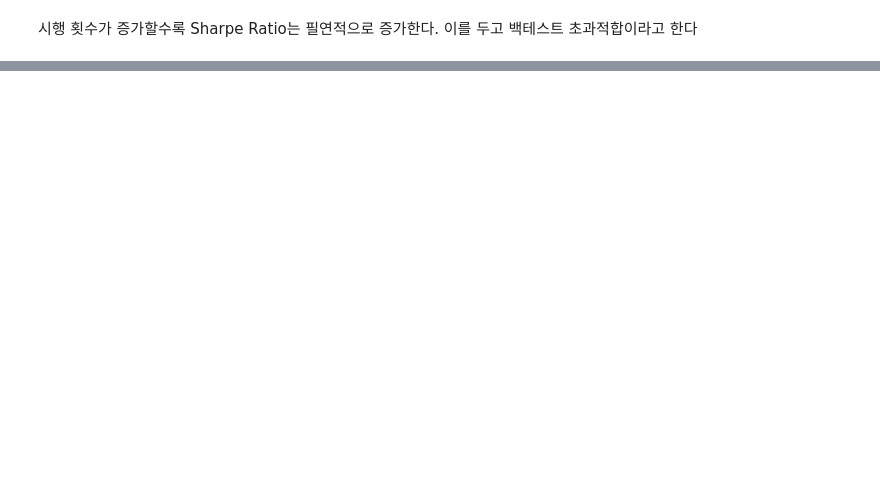
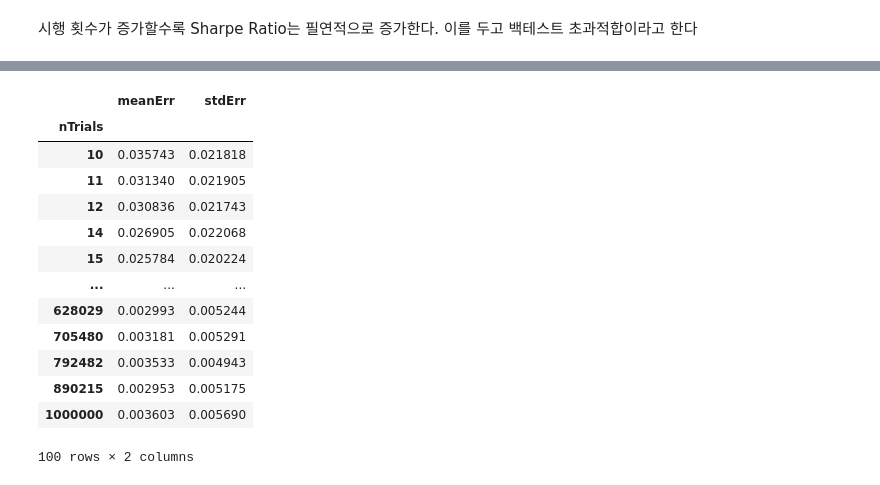
Before and after one commit to Tommylee1013/FinancialMachineLearning, a Jupyter notebook: Notes/Backtest/backtest_hyperfitting.ipynb, the cells around one changed output, grey strips where cells are left out. Cells and saved outputs as stored; diff of their text form; code cells hidden in the pictures; blank space fills up the shorter version.

```diff
--- a/Notes/Backtest/backtest_hyperfitting.ipynb
+++ b/Notes/Backtest/backtest_hyperfitting.ipynb
@@ -43,0 +38,17 @@ ax.figure.savefig('fig82.png')
+# %%
+stats
+# %% [output]
+|  | meanErr | stdErr |
+| nTrials |  |  |
+| 10 | 0.035743 | 0.021818 |
+| 11 | 0.031340 | 0.021905 |
+| 12 | 0.030836 | 0.021743 |
+| 14 | 0.026905 | 0.022068 |
+| 15 | 0.025784 | 0.020224 |
+| ... | ... | ... |
+| 628029 | 0.002993 | 0.005244 |
+| 705480 | 0.003181 | 0.005291 |
+| 792482 | 0.003533 | 0.004943 |
+| 890215 | 0.002953 | 0.005175 |
+| 1000000 | 0.003603 | 0.005690 |
+100 rows × 2 columns
```
Also changed, not shown: parts of 7 cells of this notebook, 3 other files.
